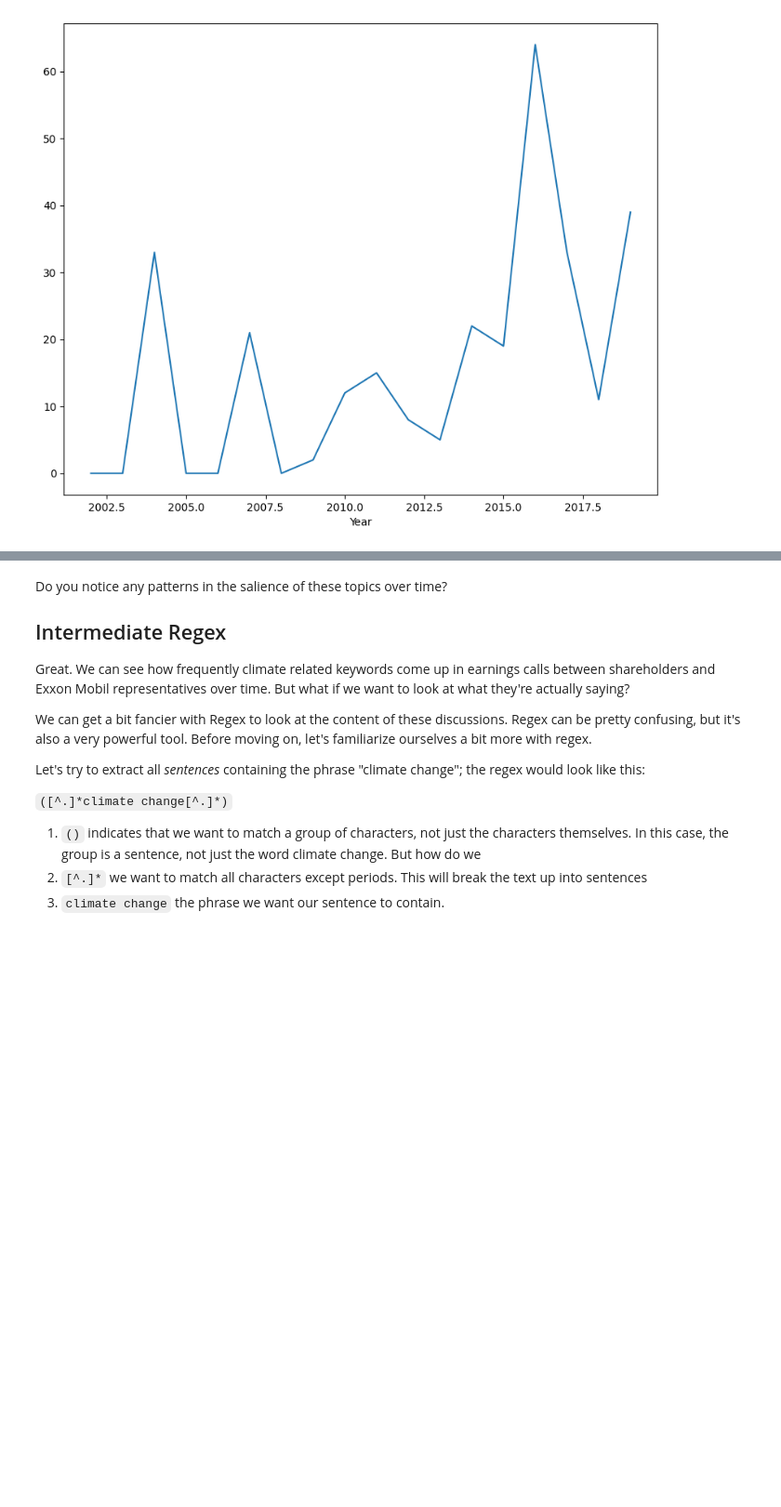
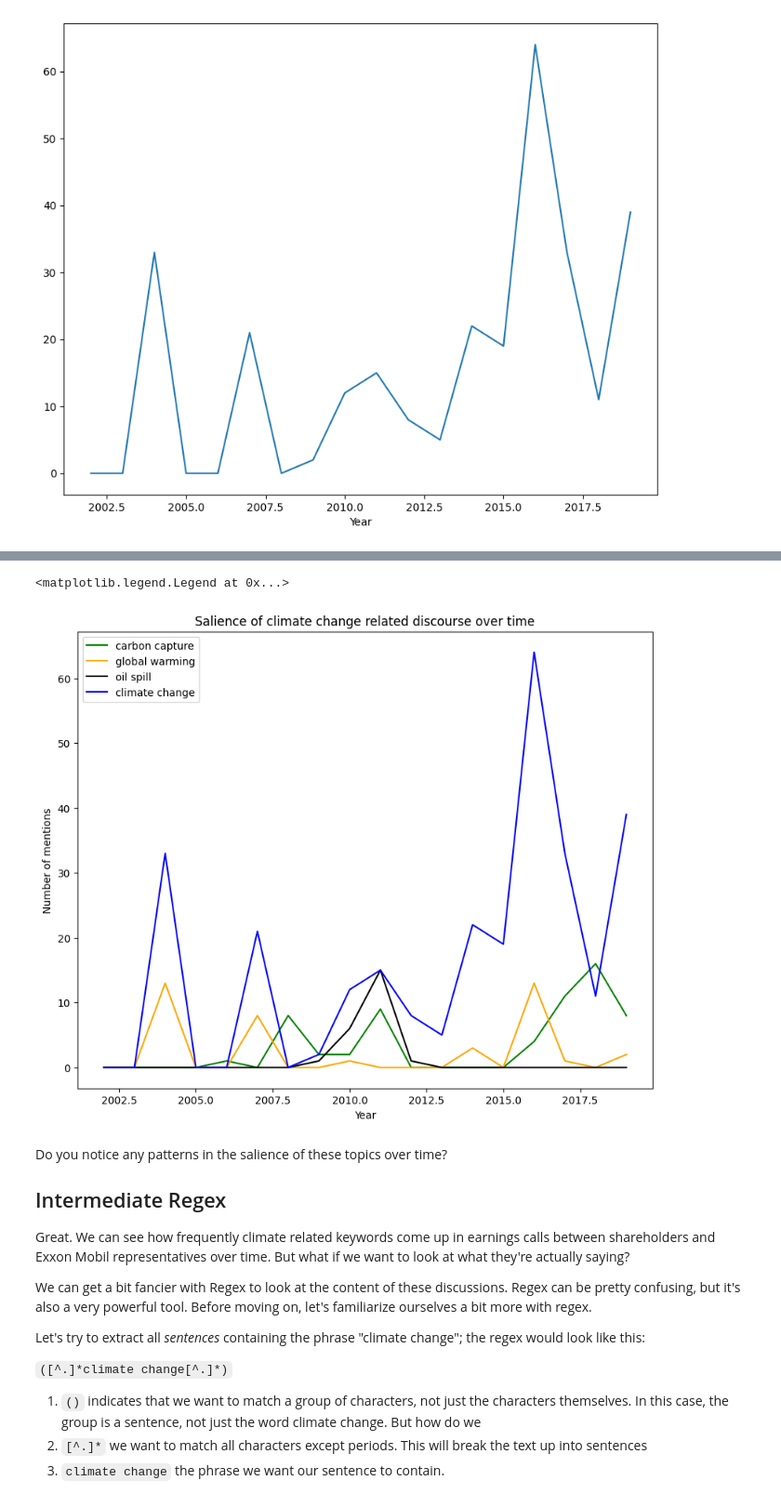
Before and after one commit to eli576/QM2, a Jupyter notebook: notebooks/W04. Natural Language Processing.ipynb, the cells around one changed output, grey strips where cells are left out. Shown at 93% size. Cells and saved outputs as stored; diff of their text form; code cells hidden in the pictures; blank space fills up the shorter version.

```diff
--- a/notebooks/W04. Natural Language Processing.ipynb
+++ b/notebooks/W04. Natural Language Processing.ipynb
@@ -424,3 +427,17 @@ oil_spill_yearly.plot()
+# %%
+carbon_capture_yearly = df.groupby('Year')['carbon capture'].sum()
+global_warming_yearly = df.groupby('Year')['global warming'].sum()
+plt.plot(carbon_capture_yearly, label='carbon capture', color='green')
+plt.plot(global_warming_yearly, label='global warming', color='orange')
+plt.plot(oil_spill_yearly, label='oil spill', color='black')
+plt.plot(yearly, label='climate change', color='blue')
+plt.title('Salience of climate change related discourse over time')
+plt.xlabel('Year')
+plt.ylabel('Number of mentions')
+plt.legend()
+# %% [output]
+<matplotlib.legend.Legend at 0x...>
+[figure, added]
 # %% [markdown]
 Do you notice any patterns in the salience of these topics over time?
 
```
Also changed, not shown: parts of 5 cells of this notebook.
